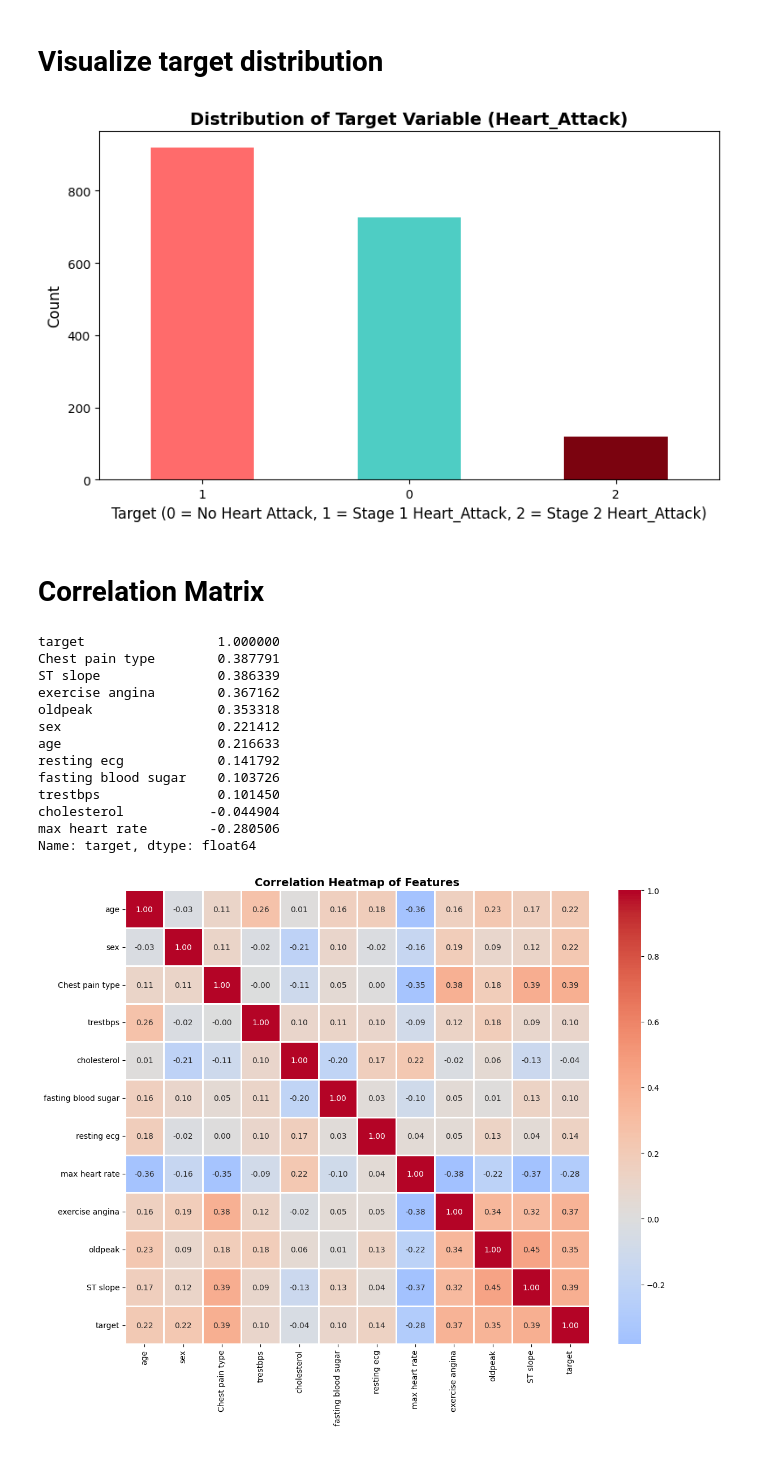
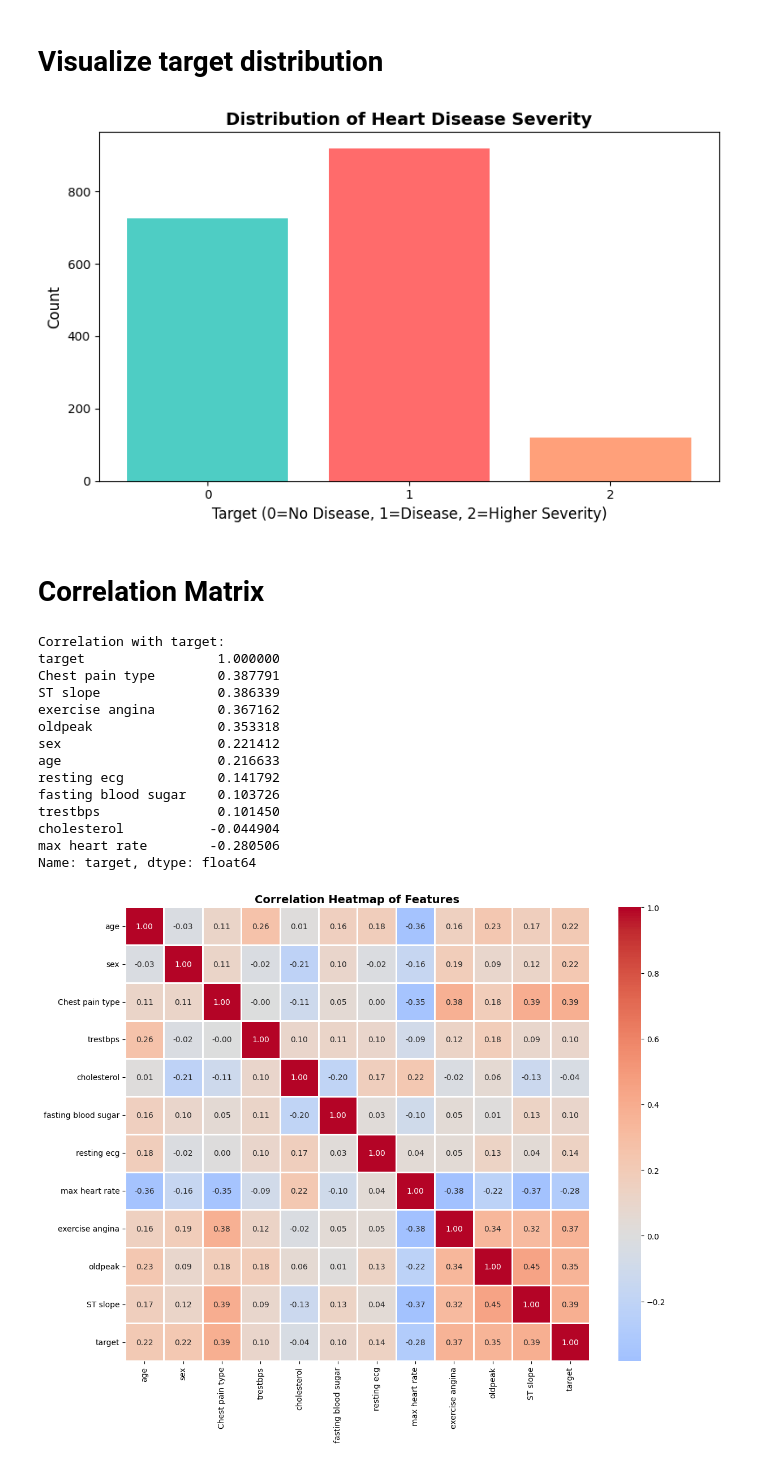
Before and after one commit to 00017024/ML_Project_17024, a Jupyter notebook: analysis.ipynb, the cells around one changed output. Cells and saved outputs as stored; diff of their text form; code cells hidden in the pictures.

```diff
--- a/analysis.ipynb
+++ b/analysis.ipynb
@@ -68,22 +64,25 @@ Name: count, dtype: int64
 # %%
 import matplotlib.pyplot as plt
 
 plt.figure(figsize=(8, 5))
-df['target'].value_counts().plot(kind='bar', color=['#FF6B6B', '#4ECDC4', "#7B030F"])
-plt.title('Distribution of Target Variable (Heart_Attack)', fontsize=14, fontweight='bold')
-plt.xlabel('Target (0 = No Heart Attack, 1 = Stage 1 Heart_Attack, 2 = Stage 2 Heart_Attack)', fontsize=12)
+target_counts = df['target'].value_counts().sort_index()
+plt.bar(target_counts.index, target_counts.values, color=['#4ECDC4', '#FF6B6B', '#FFA07A'])
+plt.title('Distribution of Heart Disease Severity', fontsize=14, fontweight='bold')
+plt.xlabel('Target (0=No Disease, 1=Disease, 2=Higher Severity)', fontsize=12)
 plt.ylabel('Count', fontsize=12)
-plt.xticks(rotation=0)
+plt.xticks([0, 1, 2])
 plt.tight_layout()
 plt.show()
 # %% [output]
-[figure, old version]
+[figure, new version]
 # %% [markdown]
 # Correlation Matrix
 # %%
 correlation_matrix = df.corr()
-correlation_matrix['target'].sort_values(ascending=False)
+print("Correlation with target:")
+print(correlation_matrix['target'].sort_values(ascending=False))
 # %% [output]
+Correlation with target:
 target                 1.000000
 Chest pain type        0.387791
 ST slope               0.386339
```
Also changed, not shown: parts of 23 cells of this notebook.
